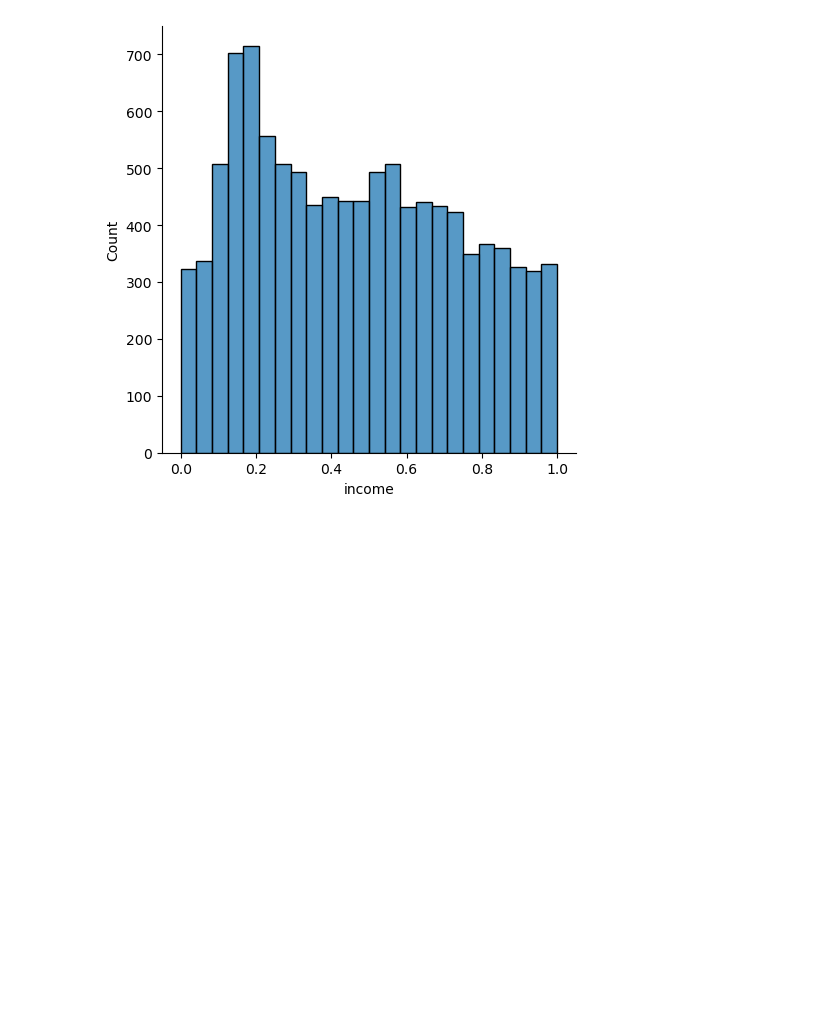
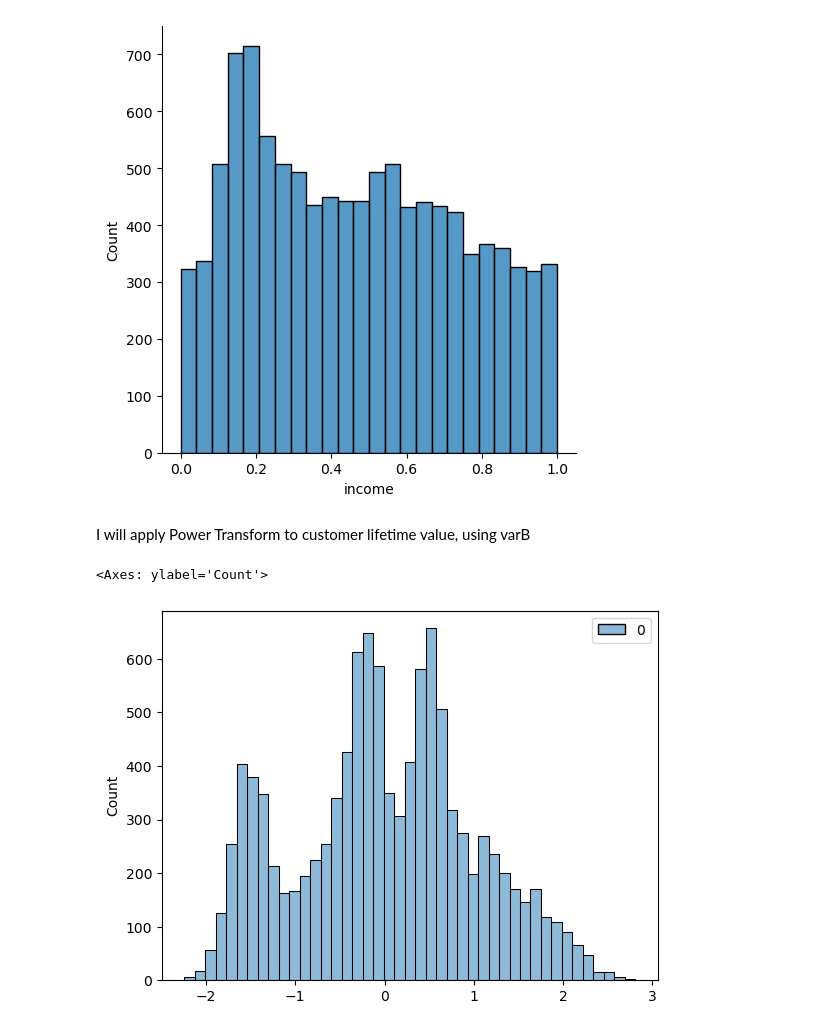
Before and after one commit to ValeluDelgado/NewLabsValelu, a Jupyter notebook: Labs week 4/Again lab from monday .ipynb, the cells around one changed output. Drawn from its saved outputs; the diff is of its cells as text; code cells hidden in the pictures; blank space fills up the shorter version.

```diff
--- a/Labs week 4/Again lab from monday .ipynb
+++ b/Labs week 4/Again lab from monday .ipynb
@@ -112,3 +119,14 @@ sns.displot(numeric_data.income)
 # %% [output]
 <seaborn.axisgrid.FacetGrid at 0x...>
 [figure]
+# %% [markdown]
+I will apply Power Transform to customer lifetime value, using varB
+# %%
+varB = numeric_data['customer_lifetime_value']
+transformer = PowerTransformer(method='yeo-johnson')
+varB_transformed = transformer.fit_transform(varB.to_numpy().reshape(-1, 1))
+# %%
+sns.histplot(varB_transformed)
+# %% [output]
+<Axes: ylabel='Count'>
+[figure, added]
```
Also changed, not shown: parts of 2 cells of this notebook, 2 other files.
